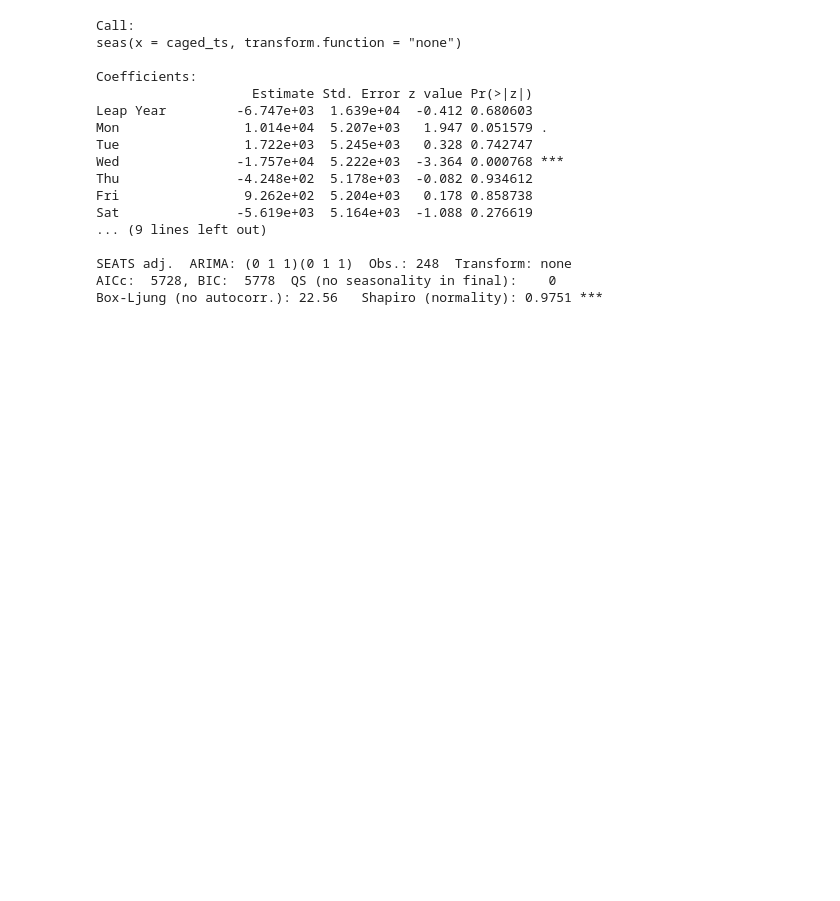
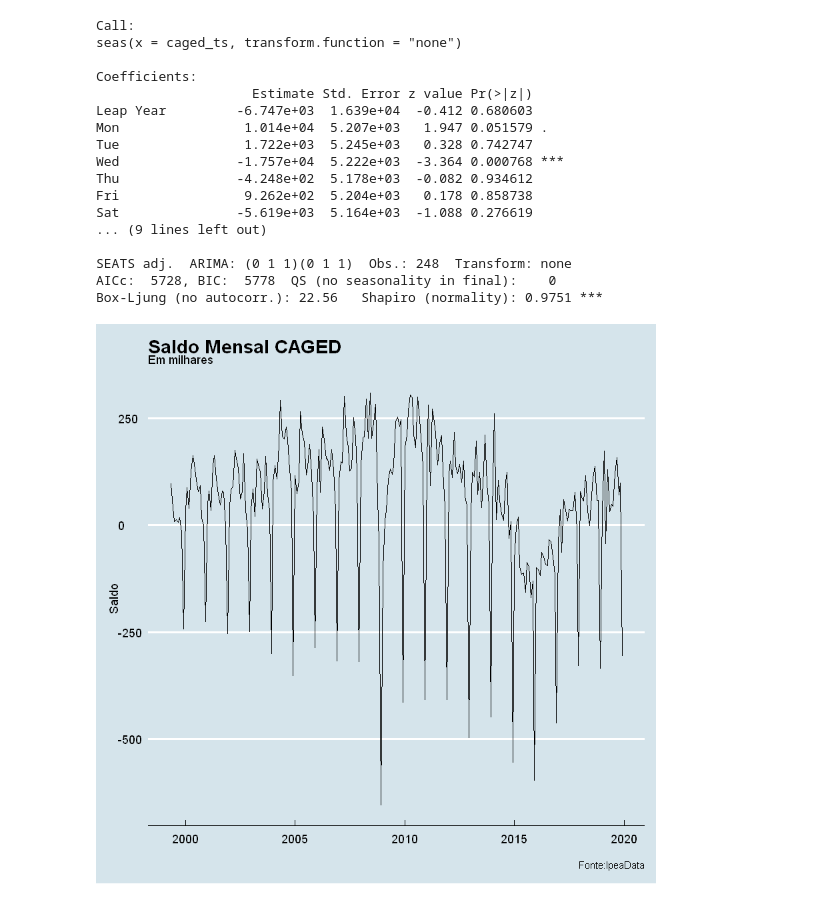
Before and after one commit to GabrielMarquezMatte/Meus-Arquivos, a Jupyter notebook: Economia/Desemprego.ipynb, the cells around one changed output. Cells and saved outputs as stored; diff of their text form; code cells hidden in the pictures; blank space fills up the shorter version.

```diff
--- a/Economia/Desemprego.ipynb
+++ b/Economia/Desemprego.ipynb
@@ -88,3 +110,11 @@ Sat               -5.619e+03  5.164e+03  -1.088 0.276619
 SEATS adj.  ARIMA: (0 1 1)(0 1 1)  Obs.: 248  Transform: none
 AICc:  5728, BIC:  5778  QS (no seasonality in final):    0
 Box-Ljung (no autocorr.): 22.56   Shapiro (normality): 0.9751 ***
+# %%
+ggplot(caged, aes(x = Data, y = Saldo/1000))+
+geom_line()+
+theme_economist()+
+labs(x = "", y = "Saldo", title = "Saldo Mensal CAGED",
+     subtitle = "Em milhares", caption = "Fonte:IpeaData")
+# %% [output]
+[figure, added]
```
Also changed, not shown: parts of 3 cells of this notebook, 6 other files.
